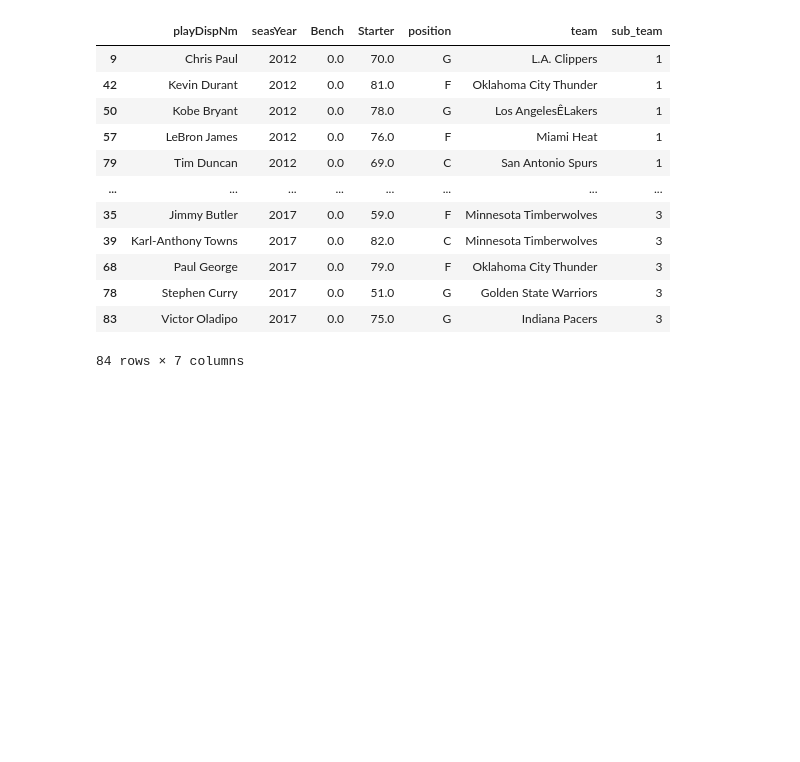
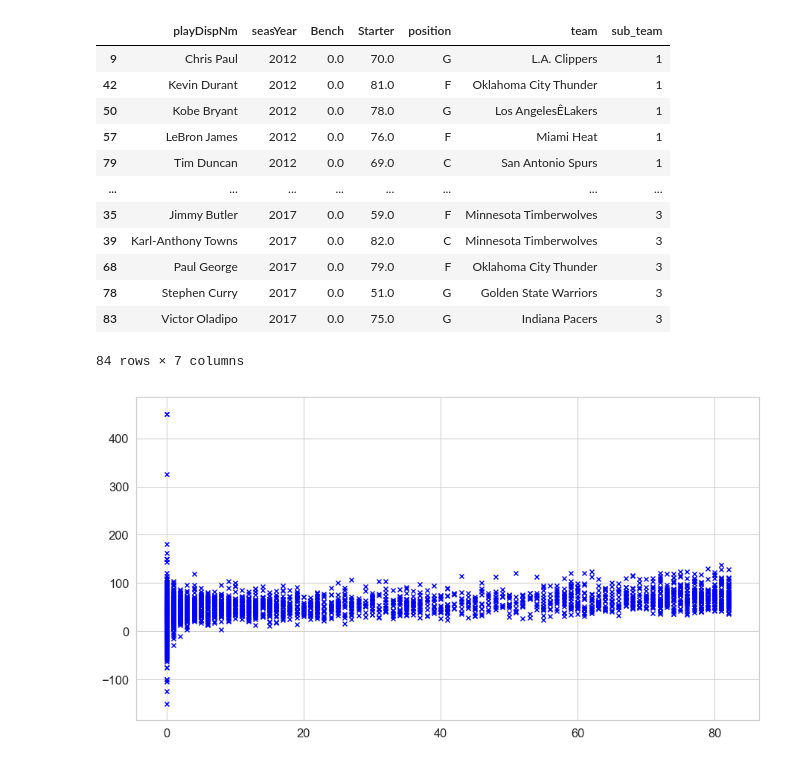
Before and after one commit to soraproducer/Data-200-Final-Project, a Jupyter notebook: final_project.ipynb, the cells around one changed output. Saved outputs shown, nothing was run; the diff lists cells and outputs as text; code cells hidden in the pictures; blank space fills up the shorter version.

Commit message:
visual

```diff
--- a/final_project.ipynb
+++ b/final_project.ipynb
@@ -146,0 +143,26 @@ allnba_regular_starter_bench
+# %%
+
+df = df_player[['playDispNm', 'playFIC40', 'seasYear']].groupby(["playDispNm", "seasYear"]).mean()
+#display(df)
+
+df = df.merge(player_regular_starter_bench, on=['playDispNm', 'seasYear'], how='inner')
+#display(df)
+
+df_2012 = df[df["seasYear"] == 2012]
+allnba_2012 = allnba_regular_starter_bench[allnba_regular_starter_bench["seasYear"] == 2012]
+
+#plt.scatter(df['Starter'], df['playFIC40'])
+plt.figure(figsize=(15,8))
+
+
+
+for i, row in df.iterrows():
+    if (allnba_regular_starter_bench["playDispNm"].str.contains(row.playDispNm)).any():
+
+        plt.scatter(row.Starter, row.playFIC40, color='red', marker='o')
+    else:
+        plt.scatter(row.Starter, row.playFIC40, color='blue', marker='x')
+
+#plt.scatter(allnba_regular_starter_bench)
+# %% [output]
+[figure, added]
```
Also changed, not shown: parts of 1 cell of this notebook.
